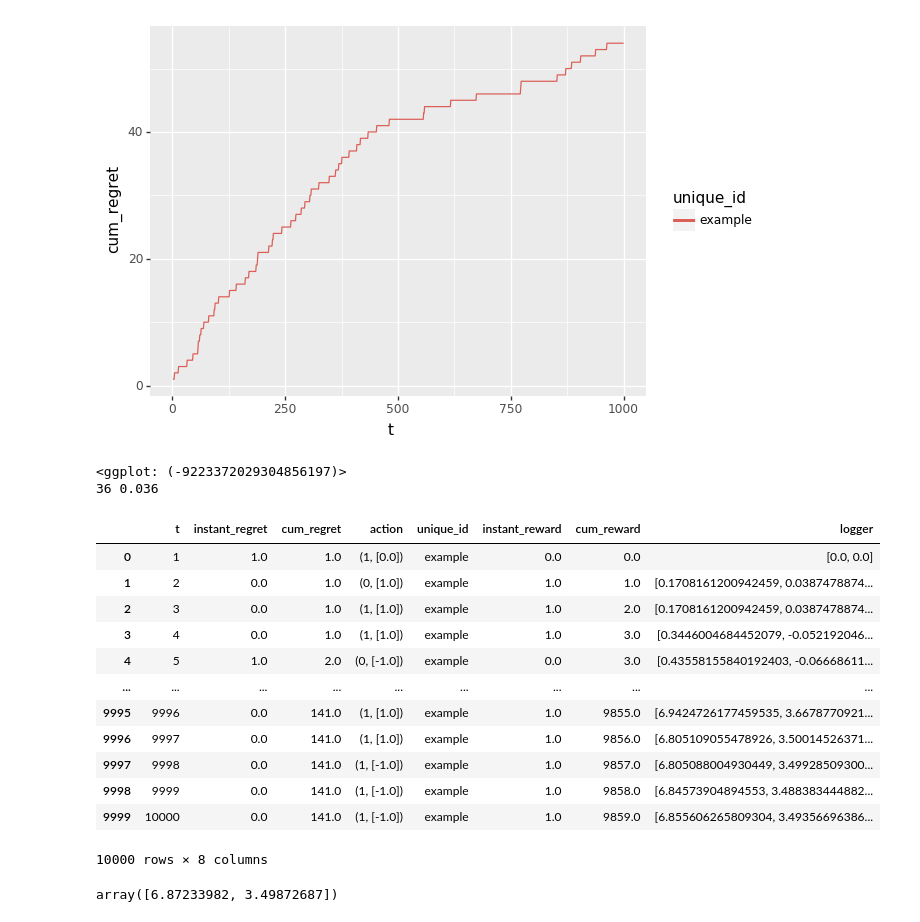
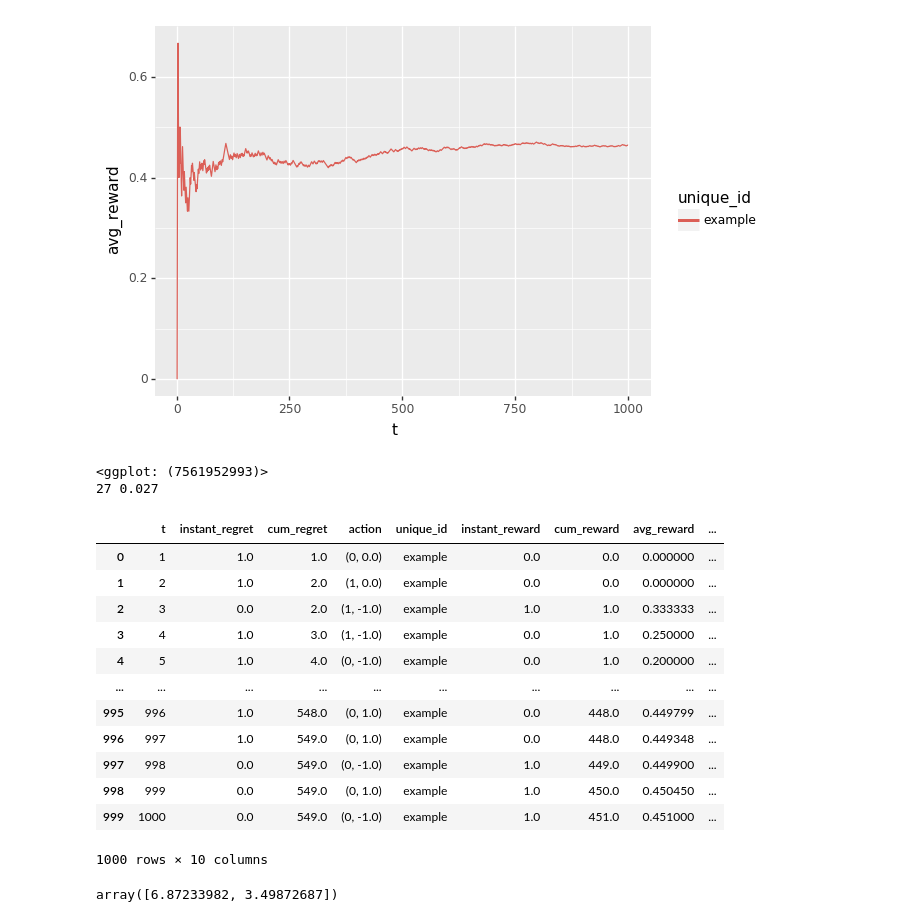
Before and after one commit to harvineet/rlsamp, a Jupyter notebook: src/run_example_rl_reinf.ipynb, the cells around one changed output. Drawn from its saved outputs; the diff is of its cells as text; code cells hidden in the pictures.

```diff
--- a/src/run_example_rl_reinf.ipynb
+++ b/src/run_example_rl_reinf.ipynb
@@ -29,21 +32,24 @@ sys.path.append(os.getcwd())
 ##############################################################################
 # Running a single experiment
 
-true_theta = [1.0, 0.5]
+# true_theta = [1.0, 0.5]
+unit_circle_angle = np.random.uniform(0, 2*np.pi) # sample 100-dim theta with first two non-zero and l2-norm theta=1
+true_theta = [np.cos(unit_circle_angle), np.sin(unit_circle_angle)] + [0]*98
 n_steps = 1000
 seed = 0
 args = argparse.Namespace() # From https://stackoverflow.com/questions/16878315/what-is-the-right-way-to-treat-python-argparse-namespace-as-a-dictionary
 args.n_feat = len(true_theta)
 args.optim = 'sgd'
-args.learn_rate = 1e-2
+args.learn_rate = 1e-3
 args.momentum = 0.9 # only for SGD
 args.gamma = 1 # discount factor
-args.sample_cost = 2 # 0 <= cost
-args.in_dim = 3 # input dim of policy
+args.sample_cost = 1 # 0 <= cost
+args.in_dim = 100 # input dim of policy
 args.n_act = 2 # num actions
 
 agent = PolicyGradientREINFORCE(PolicyNN, args) #UniformRandom(n_arm)
-env = ContextualBanditFunctionalContext(normal_iid, true_theta, linear_classifier)
+# env = ContextualBanditFunctionalContext(normal_iid, true_theta, linear_classifier)
+env = ContextualBanditFunctionalContext(uniform_iid, true_theta, linear_classifier)
 experiment = BaseExperiment(agent, env, n_steps=n_steps,
                             seed=seed, unique_id='example')
 
@@ -62,35 +84,35 @@ pick_action [-0.11419014 -0.13109704  0.02933903] tensor([[0.9957, 0.0043]]) 0
 # %%
 ##############################################################################
 # Simple display / plot of results
 
 experiment.results.head()
 
 p = (gg.ggplot(experiment.results)
-     + gg.aes(x='t', y='cum_regret', colour='unique_id')
+     + gg.aes(x='t', y='avg_reward', colour='unique_id')
      + gg.geom_line())
 print(p)
 
 print(env.num_query, env.num_query/n_steps)
 # %% [output]
-[figure, old version]
+[figure, new version]
-<ggplot: (-9223372029304856197)>
-36 0.036
+<ggplot: (7561952993)>
+27 0.027
 # %%
 experiment.results
 # %% [output]
-|  | t | instant_regret | cum_regret | action | unique_id | instant_reward | cum_reward | logger |
-| 0 | 1 | 1.0 | 1.0 | (1, [0.0]) | example | 0.0 | 0.0 | [0.0, 0.0] |
-| 1 | 2 | 0.0 | 1.0 | (0, [1.0]) | example | 1.0 | 1.0 | [0.1708161200942459, 0.0387478874... |
-| 2 | 3 | 0.0 | 1.0 | (1, [1.0]) | example | 1.0 | 2.0 | [0.1708161200942459, 0.0387478874... |
-| 3 | 4 | 0.0 | 1.0 | (1, [1.0]) | example | 1.0 | 3.0 | [0.3446004684452079, -0.052192046... |
-| 4 | 5 | 1.0 | 2.0 | (0, [-1.0]) | example | 0.0 | 3.0 | [0.43558155840192403, -0.06668611... |
-| ... | ... | ... | ... | ... | ... | ... | ... | ... |
-| 9995 | 9996 | 0.0 | 141.0 | (1, [1.0]) | example | 1.0 | 9855.0 | [6.9424726177459535, 3.6678770921... |
-| 9996 | 9997 | 0.0 | 141.0 | (1, [1.0]) | example | 1.0 | 9856.0 | [6.805109055478926, 3.50014526371... |
-| 9997 | 9998 | 0.0 | 141.0 | (1, [-1.0]) | example | 1.0 | 9857.0 | [6.805088004930449, 3.49928509300... |
-| 9998 | 9999 | 0.0 | 141.0 | (1, [-1.0]) | example | 1.0 | 9858.0 | [6.84573904894553, 3.488383444882... |
-| 9999 | 10000 | 0.0 | 141.0 | (1, [-1.0]) | example | 1.0 | 9859.0 | [6.855606265809304, 3.49356696386... |
+|  | t | instant_regret | cum_regret | action | unique_id | instant_reward | cum_reward | avg_reward | ... |
+| 0 | 1 | 1.0 | 1.0 | (0, 0.0) | example | 0.0 | 0.0 | 0.000000 | ... |
+| 1 | 2 | 1.0 | 2.0 | (1, 0.0) | example | 0.0 | 0.0 | 0.000000 | ... |
+| 2 | 3 | 0.0 | 2.0 | (1, -1.0) | example | 1.0 | 1.0 | 0.333333 | ... |
+| 3 | 4 | 1.0 | 3.0 | (1, -1.0) | example | 0.0 | 1.0 | 0.250000 | ... |
+| 4 | 5 | 1.0 | 4.0 | (0, -1.0) | example | 0.0 | 1.0 | 0.200000 | ... |
+| ... | ... | ... | ... | ... | ... | ... | ... | ... | ... |
+| 995 | 996 | 1.0 | 548.0 | (0, 1.0) | example | 0.0 | 448.0 | 0.449799 | ... |
+| 996 | 997 | 1.0 | 549.0 | (0, 1.0) | example | 0.0 | 448.0 | 0.449348 | ... |
+| 997 | 998 | 0.0 | 549.0 | (0, -1.0) | example | 1.0 | 449.0 | 0.449900 | ... |
+| 998 | 999 | 0.0 | 549.0 | (0, 1.0) | example | 1.0 | 450.0 | 0.450450 | ... |
+| 999 | 1000 | 0.0 | 549.0 | (0, -1.0) | example | 1.0 | 451.0 | 0.451000 | ... |
-10000 rows × 8 columns
+1000 rows × 10 columns
 # %%
 agent.w_t
 # %% [output]
```
Also changed, not shown: parts of 4 cells of this notebook, 15 other files.
